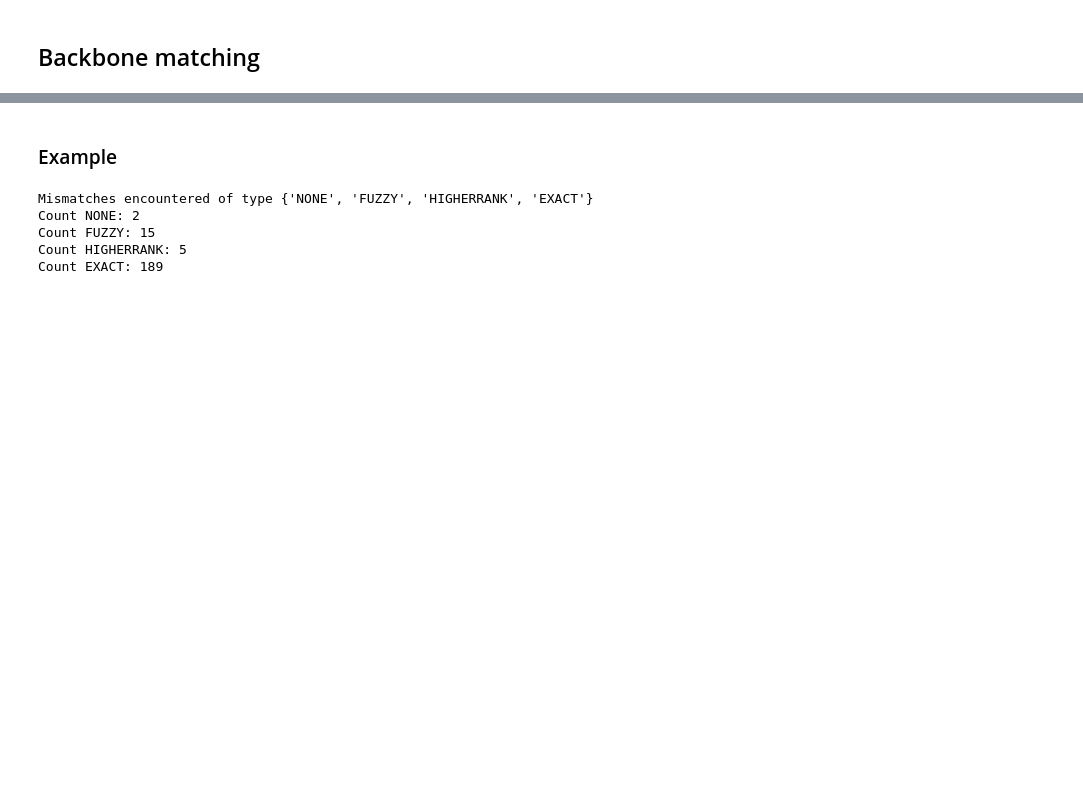
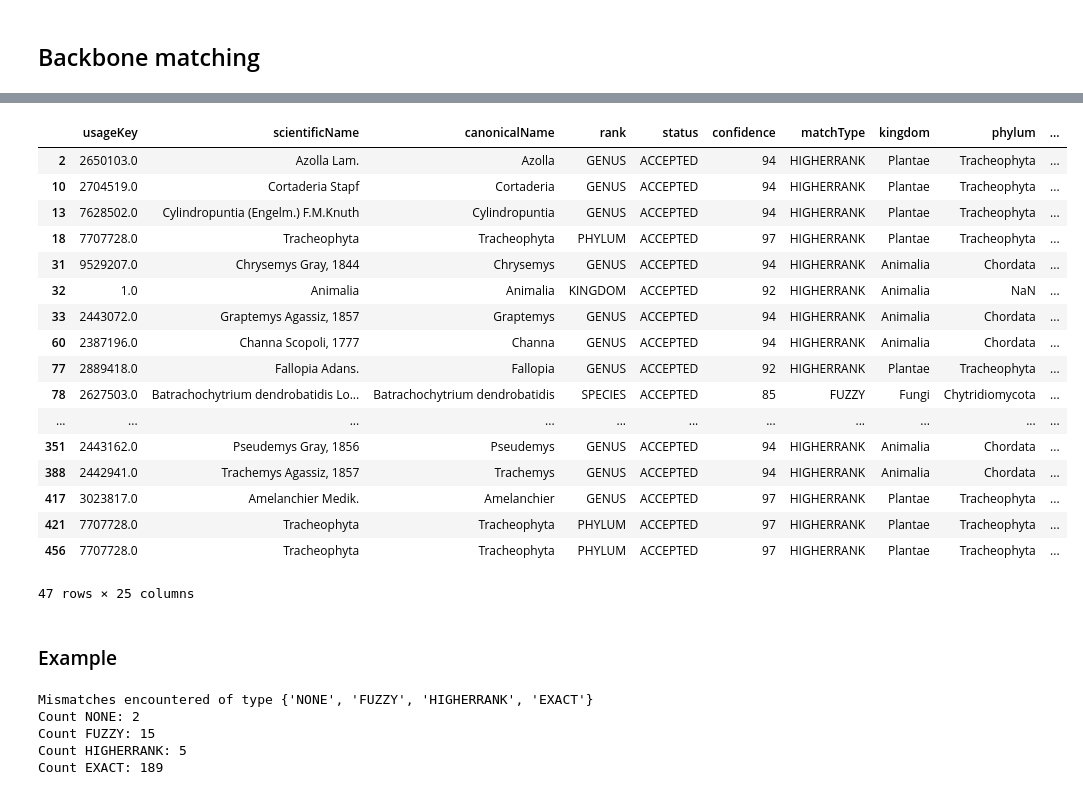
Before and after one commit to nbillietPM/BmC, a Jupyter notebook: gbif_sql.ipynb, the cells around one changed output, grey strips where cells are left out. Cells and saved outputs as stored; diff of their text form; code cells hidden in the pictures; blank space fills up the shorter version.

```diff
--- a/gbif_sql.ipynb
+++ b/gbif_sql.ipynb
@@ -147,0 +169,4 @@ print(end_time-begin_time)
+# %%
+import pandas as pd
+df = pd.read_csv("eu_species_natList.csv")
+df
@@ -148,2 +187,5 @@ print(end_time-begin_time)
+# %%
+from concurrent.futures import ThreadPoolExecutor, as_completed
+backbone = lookup_backbone(df["scientificName"])
 # %% [markdown]
 ## Backbone matching
@@ -149,0 +251,4 @@ print(end_time-begin_time)
+# %%
+tdf, mdf = fetch_taxon_info(df["scientificName"],
+                            out_file="exact_eu_species_natList.csv",
+                            mismatch_file= "mismatch_eu_species_natList.csv")
@@ -150,3 +277,24 @@ print(end_time-begin_time)
+# %%
+mdf
+# %% [output]
+|  | usageKey | scientificName | canonicalName | rank | status | confidence | matchType | kingdom | phylum | ... |
+| 2 | 2650103.0 | Azolla Lam. | Azolla | GENUS | ACCEPTED | 94 | HIGHERRANK | Plantae | Tracheophyta | ... |
+| 10 | 2704519.0 | Cortaderia Stapf | Cortaderia | GENUS | ACCEPTED | 94 | HIGHERRANK | Plantae | Tracheophyta | ... |
+| 13 | 7628502.0 | Cylindropuntia (Engelm.) F.M.Knuth | Cylindropuntia | GENUS | ACCEPTED | 94 | HIGHERRANK | Plantae | Tracheophyta | ... |
+| 18 | 7707728.0 | Tracheophyta | Tracheophyta | PHYLUM | ACCEPTED | 97 | HIGHERRANK | Plantae | Tracheophyta | ... |
+| 31 | 9529207.0 | Chrysemys Gray, 1844 | Chrysemys | GENUS | ACCEPTED | 94 | HIGHERRANK | Animalia | Chordata | ... |
+| 32 | 1.0 | Animalia | Animalia | KINGDOM | ACCEPTED | 92 | HIGHERRANK | Animalia | NaN | ... |
+| 33 | 2443072.0 | Graptemys Agassiz, 1857 | Graptemys | GENUS | ACCEPTED | 94 | HIGHERRANK | Animalia | Chordata | ... |
+| 60 | 2387196.0 | Channa Scopoli, 1777 | Channa | GENUS | ACCEPTED | 94 | HIGHERRANK | Animalia | Chordata | ... |
+| 77 | 2889418.0 | Fallopia Adans. | Fallopia | GENUS | ACCEPTED | 92 | HIGHERRANK | Plantae | Tracheophyta | ... |
+| 78 | 2627503.0 | Batrachochytrium dendrobatidis Lo... | Batrachochytrium dendrobatidis | SPECIES | ACCEPTED | 85 | FUZZY | Fungi | Chytridiomycota | ... |
+| ... | ... | ... | ... | ... | ... | ... | ... | ... | ... | ... |
+| 351 | 2443162.0 | Pseudemys Gray, 1856 | Pseudemys | GENUS | ACCEPTED | 94 | HIGHERRANK | Animalia | Chordata | ... |
+| 388 | 2442941.0 | Trachemys Agassiz, 1857 | Trachemys | GENUS | ACCEPTED | 94 | HIGHERRANK | Animalia | Chordata | ... |
+| 417 | 3023817.0 | Amelanchier Medik. | Amelanchier | GENUS | ACCEPTED | 97 | HIGHERRANK | Plantae | Tracheophyta | ... |
+| 421 | 7707728.0 | Tracheophyta | Tracheophyta | PHYLUM | ACCEPTED | 97 | HIGHERRANK | Plantae | Tracheophyta | ... |
+| 456 | 7707728.0 | Tracheophyta | Tracheophyta | PHYLUM | ACCEPTED | 97 | HIGHERRANK | Plantae | Tracheophyta | ... |
+47 rows × 25 columns
 # %%
 @lru_cache(maxsize=None)
 def lookup_backbone_single(name: str):
```
Also changed, not shown: parts of 11 cells of this notebook, 16 other files.
